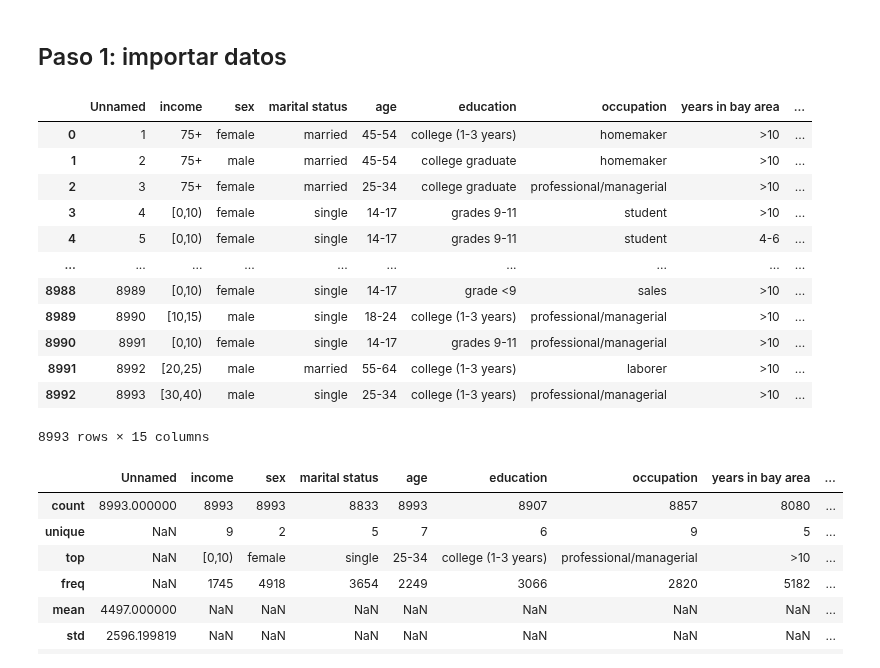
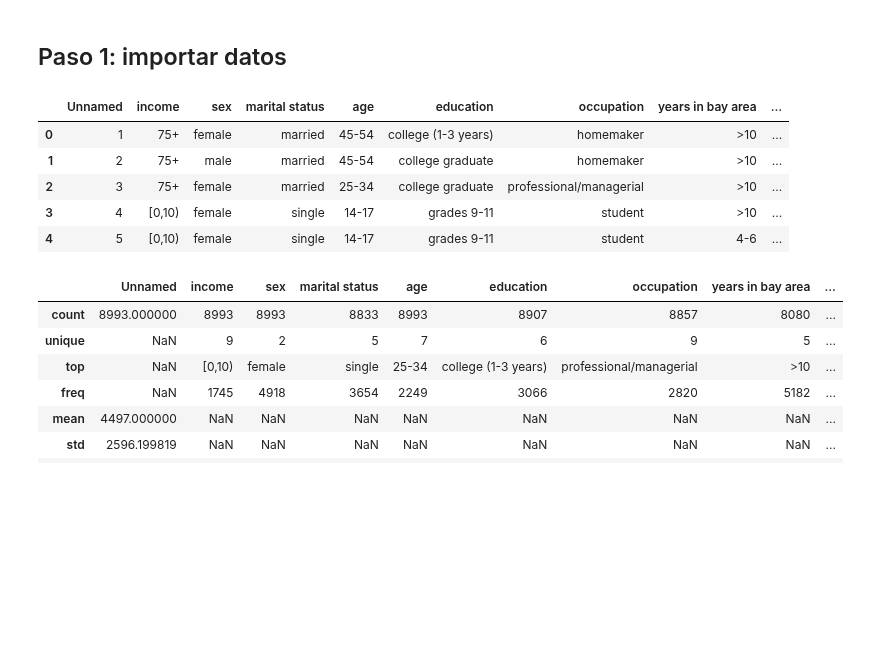
Before and after one commit to fcamadi/masterMLpython, a Jupyter notebook: Tema08/Tema8_assoc_rules.ipynb, the cells around one changed output. Saved outputs shown, nothing was run; the diff lists cells and outputs as text; code cells hidden in the pictures; blank space fills up the shorter version.

```diff
--- a/Tema08/Tema8_assoc_rules.ipynb
+++ b/Tema08/Tema8_assoc_rules.ipynb
@@ -33,21 +32,14 @@ from mlxtend.frequent_patterns import association_rules
 ## import data
 income_raw = pd.read_csv(r"./income_raw.csv",sep=',')
 # %%
-income_raw
+income_raw.head()
 # %% [output]
 |  | Unnamed | income | sex | marital status | age | education | occupation | years in bay area | ... |
 | 0 | 1 | 75+ | female | married | 45-54 | college (1-3 years) | homemaker | >10 | ... |
 | 1 | 2 | 75+ | male | married | 45-54 | college graduate | homemaker | >10 | ... |
 | 2 | 3 | 75+ | female | married | 25-34 | college graduate | professional/managerial | >10 | ... |
 | 3 | 4 | [0,10) | female | single | 14-17 | grades 9-11 | student | >10 | ... |
 | 4 | 5 | [0,10) | female | single | 14-17 | grades 9-11 | student | 4-6 | ... |
-| ... | ... | ... | ... | ... | ... | ... | ... | ... | ... |
-| 8988 | 8989 | [0,10) | female | single | 14-17 | grade <9 | sales | >10 | ... |
-| 8989 | 8990 | [10,15) | male | single | 18-24 | college (1-3 years) | professional/managerial | >10 | ... |
-| 8990 | 8991 | [0,10) | female | single | 14-17 | grades 9-11 | professional/managerial | >10 | ... |
-| 8991 | 8992 | [20,25) | male | married | 55-64 | college (1-3 years) | laborer | >10 | ... |
-| 8992 | 8993 | [30,40) | male | single | 25-34 | college (1-3 years) | professional/managerial | >10 | ... |
-8993 rows × 15 columns
 # %%
 income_raw.describe(include='all')
 # %% [output]
```
Also changed, not shown: parts of 29 cells of this notebook.
